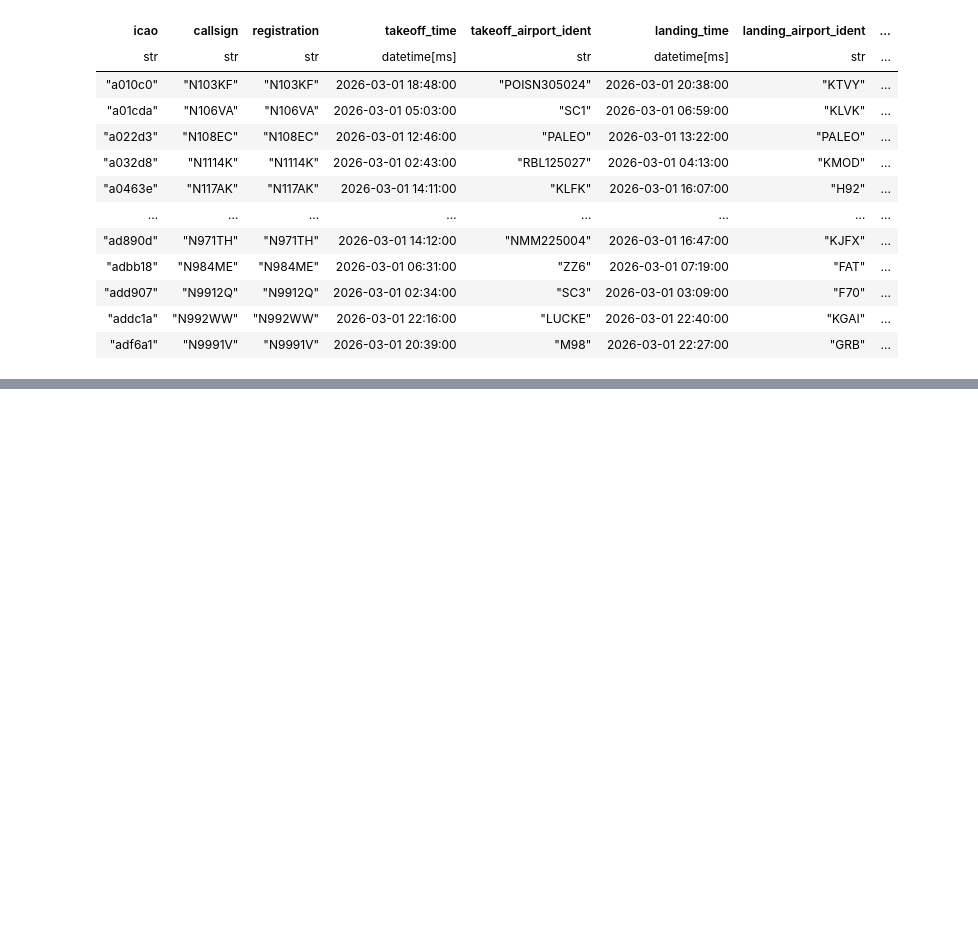
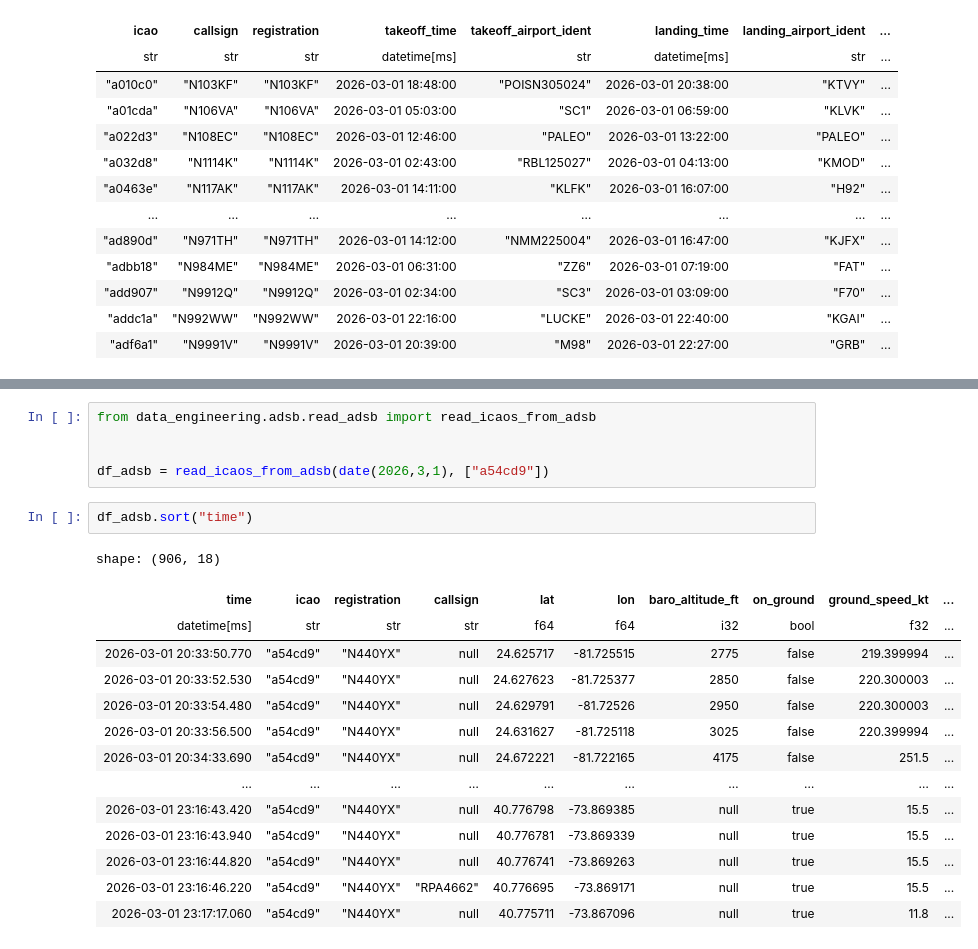
Before and after one commit to PlaneQuery/planequery-data, a Jupyter notebook: notebooks/bts/investigate_bts_airport_ident_fail.ipynb, the cells around one changed output, grey strips where cells are left out. Drawn from its saved outputs; the diff is of its cells as text; blank space fills up the shorter version.

Commit message:
Add detailed output display for filtered flight data and enhance data retrieval from ADSB

```diff
--- a/notebooks/bts/investigate_bts_airport_ident_fail.ipynb
+++ b/notebooks/bts/investigate_bts_airport_ident_fail.ipynb
@@ -141,0 +150,22 @@ shape: (292, 15)
+# %%
+from data_engineering.adsb.read_adsb import read_icaos_from_adsb
+
+
+df_adsb = read_icaos_from_adsb(date(2026,3,1), ["a54cd9"])
+# %%
+df_adsb.sort("time")
+# %% [output]
+shape: (906, 18)
+| time | icao | registration | callsign | lat | lon | baro_altitude_ft | on_ground | ground_speed_kt | ... |
+| datetime[ms] | str | str | str | f64 | f64 | i32 | bool | f32 | ... |
+| 2026-03-01 20:33:50.770 | "a54cd9" | "N440YX" | null | 24.625717 | -81.725515 | 2775 | false | 219.399994 | ... |
+| 2026-03-01 20:33:52.530 | "a54cd9" | "N440YX" | null | 24.627623 | -81.725377 | 2850 | false | 220.300003 | ... |
+| 2026-03-01 20:33:54.480 | "a54cd9" | "N440YX" | null | 24.629791 | -81.72526 | 2950 | false | 220.300003 | ... |
+| 2026-03-01 20:33:56.500 | "a54cd9" | "N440YX" | null | 24.631627 | -81.725118 | 3025 | false | 220.399994 | ... |
+| 2026-03-01 20:34:33.690 | "a54cd9" | "N440YX" | null | 24.672221 | -81.722165 | 4175 | false | 251.5 | ... |
+| … | … | … | … | … | … | … | … | … | ... |
+| 2026-03-01 23:16:43.420 | "a54cd9" | "N440YX" | null | 40.776798 | -73.869385 | null | true | 15.5 | ... |
+| 2026-03-01 23:16:43.940 | "a54cd9" | "N440YX" | null | 40.776781 | -73.869339 | null | true | 15.5 | ... |
+| 2026-03-01 23:16:44.820 | "a54cd9" | "N440YX" | null | 40.776741 | -73.869263 | null | true | 15.5 | ... |
+| 2026-03-01 23:16:46.220 | "a54cd9" | "N440YX" | "RPA4662" | 40.776695 | -73.869171 | null | true | 15.5 | ... |
+| 2026-03-01 23:17:17.060 | "a54cd9" | "N440YX" | null | 40.775711 | -73.867096 | null | true | 11.8 | ... |
```
Also changed, not shown: parts of 1 cell of this notebook.
